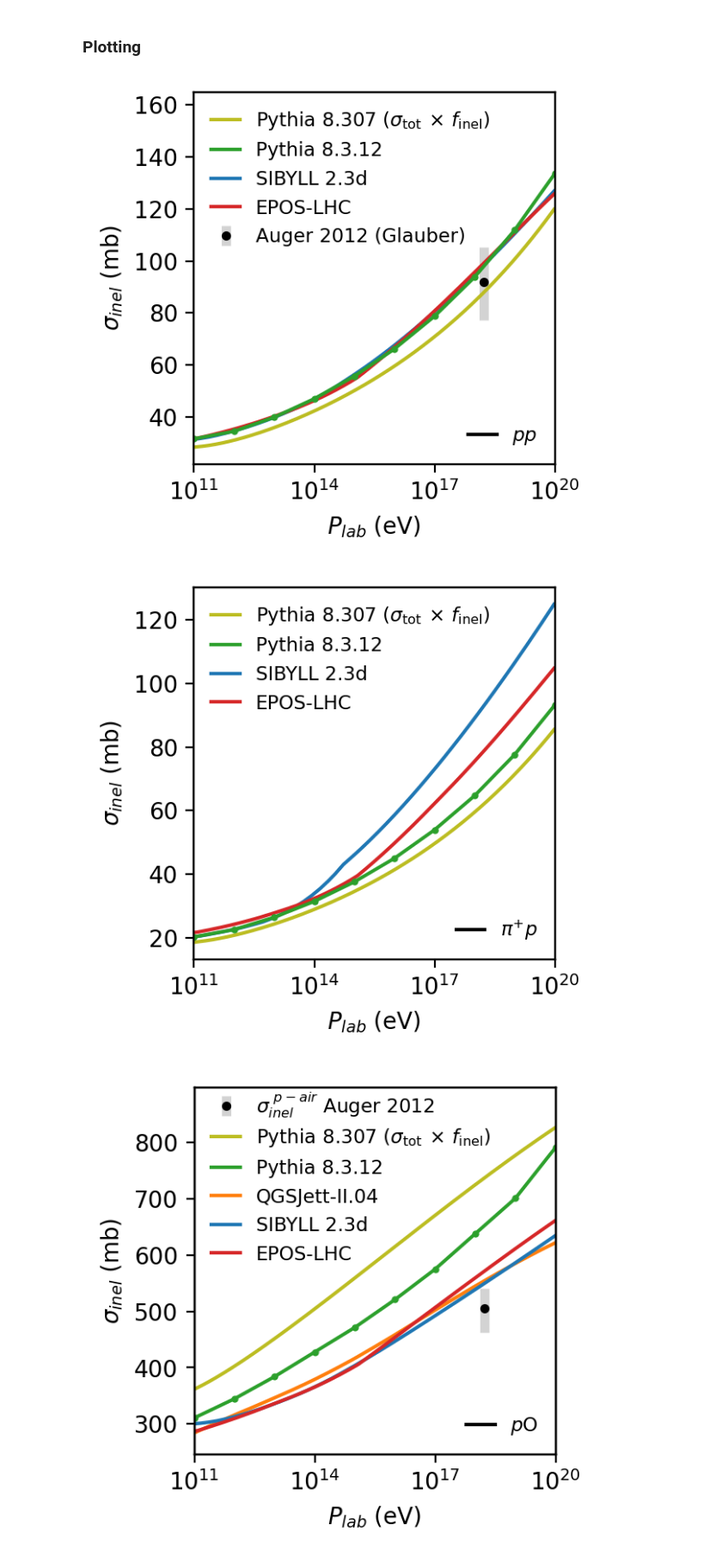
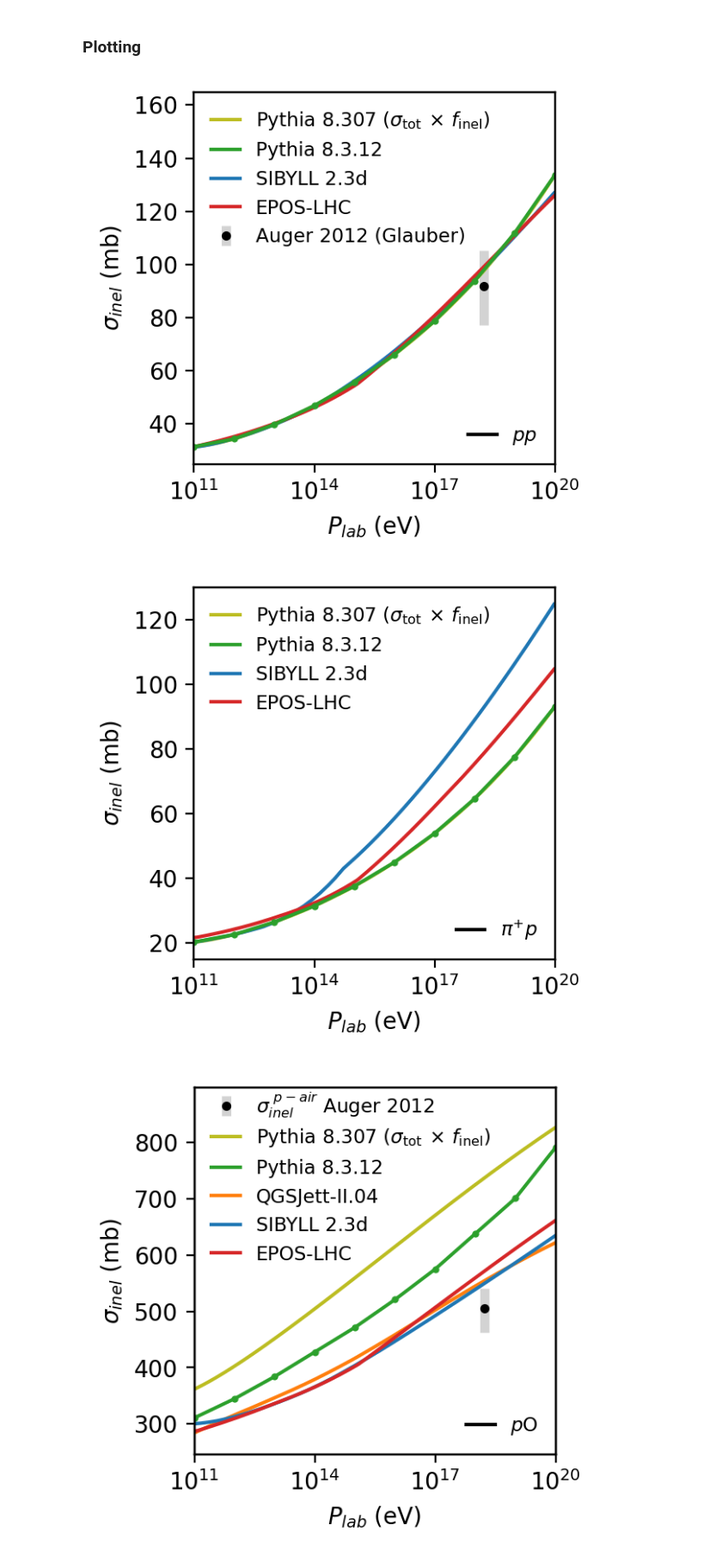
Before and after one commit to gaudu/pythia8312, a Jupyter notebook: examples/pythia8312_xsec_plotting.ipynb, the cells around one changed output. Shown at 86% size. Saved outputs shown, nothing was run; the diff lists cells and outputs as text; code cells hidden in the pictures.

```diff
--- a/examples/pythia8312_xsec_plotting.ipynb
+++ b/examples/pythia8312_xsec_plotting.ipynb
@@ -232,35 +232,35 @@ pp_total_error_neg = sqrt(pp_stat_error**2 + pp_syst_error_neg**2 + pp_glauber_e
 # %%
 fig, ax = plt.subplots(figsize=(3.2,3), dpi=200)
 ax.set(xlim=(1e11,1e20))
 ax.set_xscale('log')
 ax.set(xlabel=r"$P_{lab}$ (eV)", ylabel=r"$\sigma_{inel}$ (mb)")
 
 ax.errorbar(10**18.24, 92, yerr=[[pp_total_error_neg], [pp_total_error_pos]], c='black', fmt='o', ms=3, ecolor='lightgrey', elinewidth=4, label="Auger 2012 (Glauber)")
-ax.plot(xs_p_p_py8307[0,:], xs_p_p_py8307[1,:] * 0.9, "-", color="tab:olive", label="Pythia 8.307 ($\\sigma_{\\mathrm{tot}} \\, \\times \\, f_{\\mathrm{inel}}$)")
+ax.plot(xs_p_p_py8307[0,:], xs_p_p_py8307[1,:], "-", color="tab:olive", label="Pythia 8.307 ($\\sigma_{\\mathrm{tot}} \\, \\times \\, f_{\\mathrm{inel}}$)")
 #ax.errorbar(p_O_dataframe['elab']*1e9, xs_p_p_py8311, yerr=xs_p_p_py8311_err, c='tab:orange', fmt='o', ms=2, ecolor='lightgrey', elinewidth=4, ls='--')
 #ax.plot([None], [None], "--", color="tab:orange", label="Pythia 8.3.11")
 ax.errorbar(p_p_dataframe['elab']*1e9, p_p_dataframe['sig_inel'], yerr=p_p_dataframe['err_inel'], c='tab:green', fmt='o', ms=2, ecolor='lightgrey', elinewidth=4, ls='-')
 ax.plot([None], [None], ls='-', color="tab:green", label="Pythia 8.3.12")
 ax.plot(xs_p_p_sib[0,:], xs_p_p_sib[1,:], "-", color="tab:blue", label="SIBYLL 2.3d")
 ax.plot(xs_p_p_epos[0,:], xs_p_p_epos[1,:], "-", color="tab:red", label="EPOS-LHC")
 ax.legend(loc='upper left', bbox_to_anchor=(0, 1), fontsize="small", frameon=False, handlelength=1.5)
 
 ax2 = ax.twinx()
 ax2.get_yaxis().set_visible(False)
 ax2.plot([None], [None], "-", color="black", label="$pp$")
 ax2.legend(loc='lower right', bbox_to_anchor=(1, 0), fontsize="small", frameon=False, handlelength=1.5)
 
 fig.tight_layout()
 fig.savefig("xs_inel_pp.png", dpi=400)
 # %% [output]
-[figure, old version]
+[figure, new version]
 # %%
 fig, ax = plt.subplots(figsize=(3.2,3), dpi=200)
 ax.set(xlim=(1e11,1e20))
 ax.set_xscale('log')
 ax.set(xlabel=r"$P_{lab}$ (eV)", ylabel=r"$\sigma_{inel}$ (mb)")
 
-ax.plot(xs_pip_p_py8307[0,:], xs_pip_p_py8307[1,:] * 0.92, "-", color="tab:olive", label="Pythia 8.307 ($\\sigma_{\\mathrm{tot}} \\, \\times \\, f_{\\mathrm{inel}}$)")
+ax.plot(xs_pip_p_py8307[0,:], xs_pip_p_py8307[1,:], "-", color="tab:olive", label="Pythia 8.307 ($\\sigma_{\\mathrm{tot}} \\, \\times \\, f_{\\mathrm{inel}}$)")
 #ax.errorbar(pip_p_dataframe['elab']*1e9, xs_pip_p_py8311, yerr=xs_pip_p_py8311_err, c='tab:orange', fmt='o', ms=2, ecolor='lightgrey', elinewidth=4, ls='--')
 #ax.plot([None], [None], "--", color="tab:orange", label="Pythia 8.3.11")
 ax.errorbar(pip_p_dataframe['elab']*1e9, pip_p_dataframe['sig_inel'], yerr=pip_p_dataframe['err_inel'], c='tab:green', fmt='o', ms=2, ecolor='lightgrey', elinewidth=4, ls='-')
@@ -277,7 +277,7 @@ ax2.legend(loc='lower right', bbox_to_anchor=(1, 0), fontsize="small", frameon=F
 fig.tight_layout()
 fig.savefig("xs_inel_pip.png", dpi=400)
 # %% [output]
-[figure, old version]
+[figure, new version]
 # %%
 pair_stat_error = 22
 pair_syst_error_pos = 28
```
